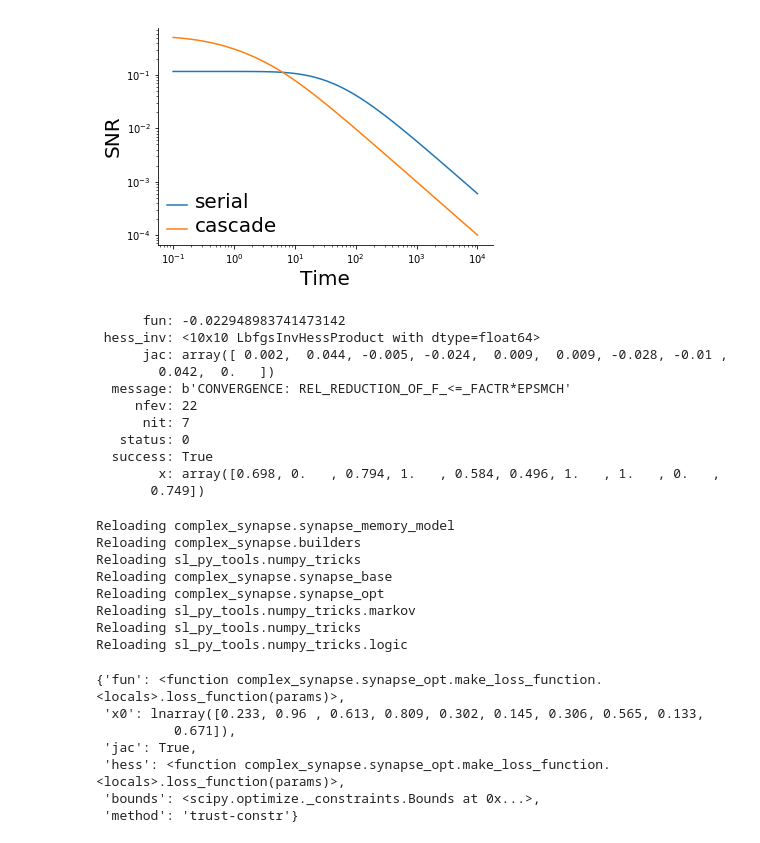
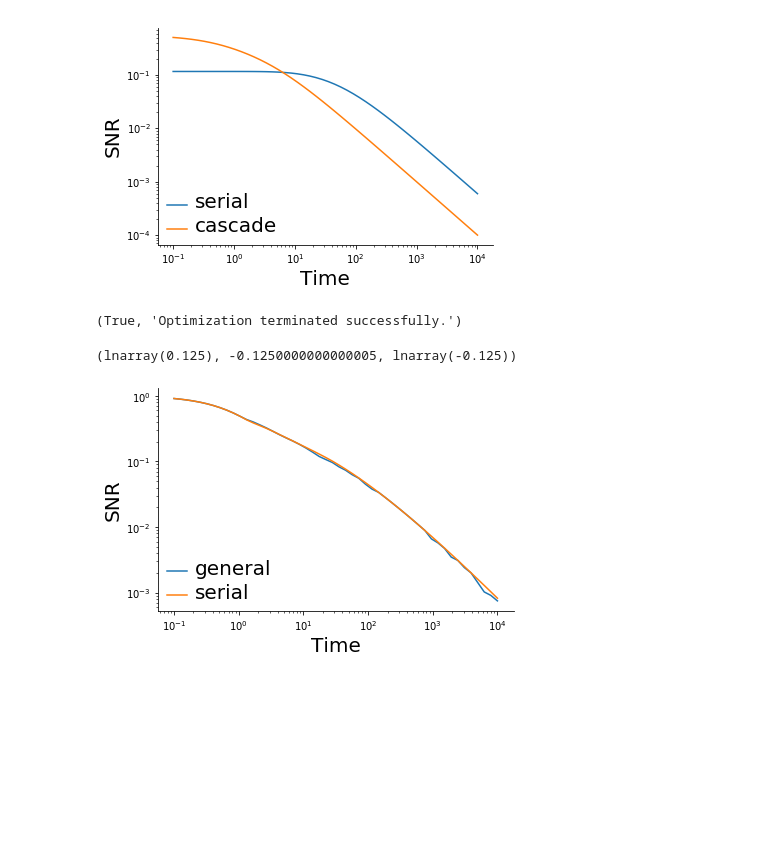
Before and after one commit to ganguli-lab/Complex_Synapse, a Jupyter notebook: Code/Python/plots.ipynb, the cells around one changed output. Cells and saved outputs as stored; diff of their text form; code cells hidden in the pictures; blank space fills up the shorter version.

Commit message:
full code for single time envelope

```diff
--- a/Code/Python/plots.ipynb
+++ b/Code/Python/plots.ipynb
@@ -31,42 +53,26 @@ lg = ax.legend(loc="lower left")
 mplt.clean_axes(ax)
 # %% [output]
 [figure]
-# %%
-cs.SynapseOptModel.type['serial'] = True
-cs.SynapseOptModel.directions = (1, -1)
-prob = cs.make_laplace_problem(28, 6, binary=True)
-sco.minimize(**prob)
-# %% [output]
-      fun: -0.022948983741473142
- hess_inv: <10x10 LbfgsInvHessProduct with dtype=float64>
-      jac: array([ 0.002,  0.044, -0.005, -0.024,  0.009,  0.009, -0.028, -0.01 ,
-        0.042,  0.   ])
-  message: b'CONVERGENCE: REL_REDUCTION_OF_F_<=_FACTR*EPSMCH'
-     nfev: 22
-      nit: 7
-   status: 0
-  success: True
-        x: array([0.698, 0.   , 0.794, 1.   , 0.584, 0.496, 1.   , 1.   , 0.   ,
-       0.749])
-# %%
-reload(cs)
-reload(mp)
-# %% [output]
-Reloading complex_synapse.synapse_memory_model
-Reloading complex_synapse.builders
-Reloading sl_py_tools.numpy_tricks
-Reloading complex_synapse.synapse_base
-Reloading complex_synapse.synapse_opt
-Reloading sl_py_tools.numpy_tricks.markov
-Reloading sl_py_tools.numpy_tricks
-Reloading sl_py_tools.numpy_tricks.logic
-# %%
-prob
-# %% [output]
-{'fun': <function complex_synapse.synapse_opt.make_loss_function.<locals>.loss_function(params)>,
- 'x0': lnarray([0.233, 0.96 , 0.613, 0.809, 0.302, 0.145, 0.306, 0.565, 0.133,
-          0.671]),
- 'jac': True,
- 'hess': <function complex_synapse.synapse_opt.make_loss_function.<locals>.loss_function(params)>,
- 'bounds': <scipy.optimize._constraints.Bounds at 0x...>,
- 'method': 'trust-constr'}
+# %%
+model, res = cs.optimise.optim_laplace(7, 10, serial=False, repeats=20)
+res.success, res.message
+# %% [output]
+(True, 'Optimization terminated successfully.')
+# %%
+model.snr_laplace(7), res.fun, model.laplace_grad(7, False)[0]
+# %% [output]
+(lnarray(0.125), -0.1250000000000005, lnarray(-0.125))
+# %%
+s = la.geomspace(1e-4, 10, 50)
+envelope_srl, models_srl = cs.optimise.optim_laplace_range(s, 10, repeats=10, serial=True)
+envelope_gen, models_gen = cs.optimise.optim_laplace_range(s, 10, repeats=10, serial=False)
+# %%
+plt.loglog(1/s, envelope_gen * s, label='general')
+plt.loglog(1/s, envelope_srl * s, label='serial')
+ax = plt.gca()
+ax.set_xlabel("Time")
+ax.set_ylabel("SNR")
+lg = ax.legend(loc="lower left")
+mplt.clean_axes(ax)
+# %% [output]
+[figure, added]
```
Also changed, not shown: parts of 4 cells of this notebook, 5 other files.
